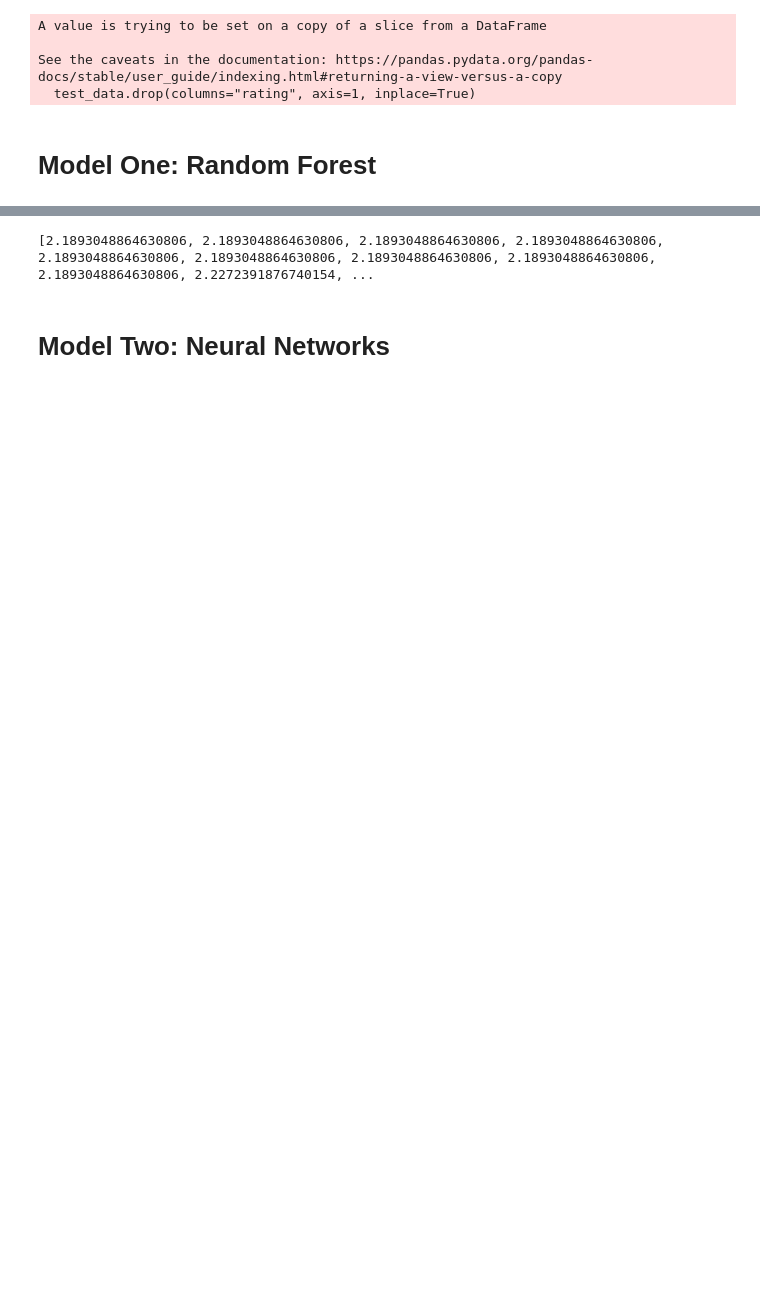
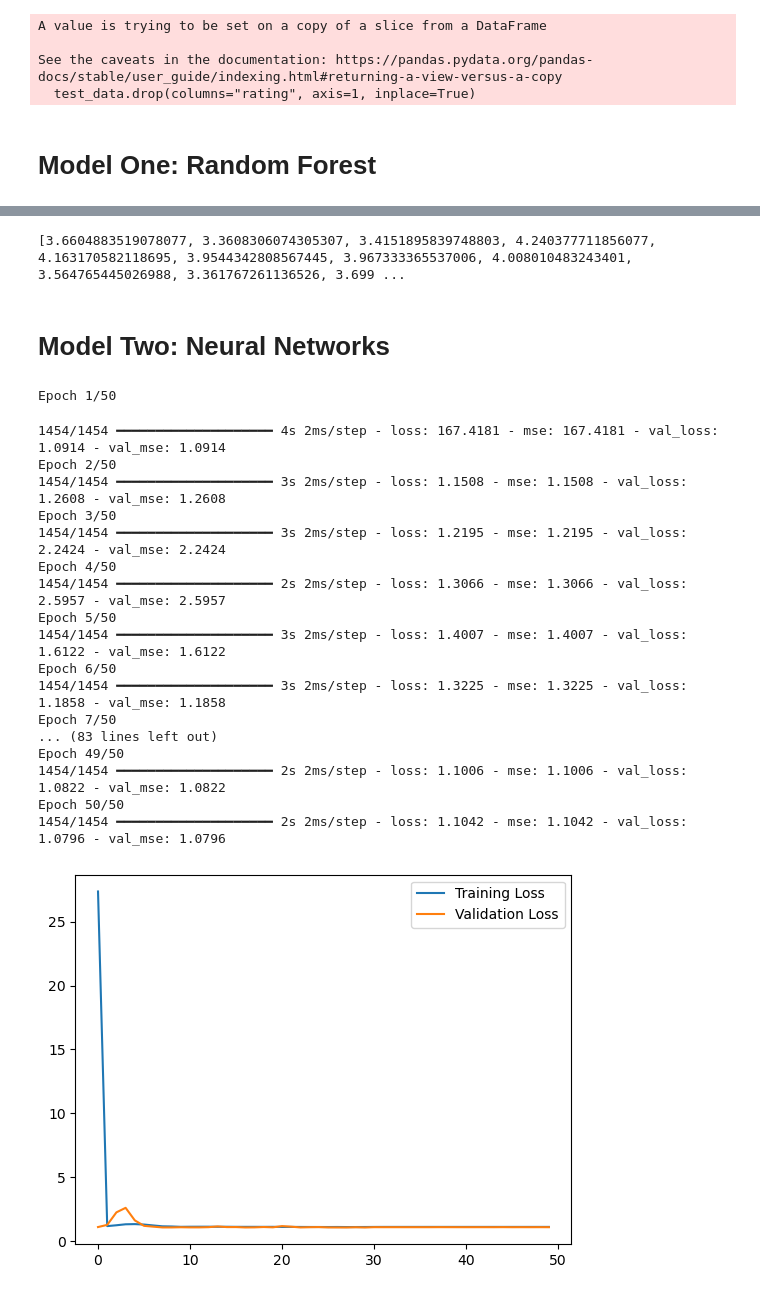
Before and after one commit to stephanieajah/6100finalproject, a Jupyter notebook: Movie ratings.ipynb, the cells around one changed output, grey strips where cells are left out. Drawn from its saved outputs; the diff is of its cells as text; code cells hidden in the pictures; blank space fills up the shorter version.

Commit message:
neural networks

```diff
--- a/Movie ratings.ipynb
+++ b/Movie ratings.ipynb
@@ -229,8 +232,57 @@ y_pred_test = model.predict(test_data)
 rounded_test_predictions = y_pred_test.tolist()
 
 # Print the final binary predictions
-print(sorted(rounded_test_predictions))
+print(rounded_test_predictions)
 # %% [output]
-[2.1893048864630806, 2.1893048864630806, 2.1893048864630806, 2.1893048864630806, 2.1893048864630806, 2.1893048864630806, 2.1893048864630806, 2.1893048864630806, 2.1893048864630806, 2.2272391876740154, ...
+[3.6604883519078077, 3.3608306074305307, 3.4151895839748803, 4.240377711856077, 4.163170582118695, 3.9544342808567445, 3.967333365537006, 4.008010483243401, 3.564765445026988, 3.361767261136526, 3.699 ...
 # %% [markdown]
 # Model Two: Neural Networks
+# %%
+# Create the single-layered neural network
+# model = Sequential([
+#     Dense(units=1, activation='linear', input_shape=(X_train.shape[1],))
+# ])
+
+model = Sequential([
+    Dense(units=64, activation='relu', input_shape=(X_train.shape[1],)),
+    Dense(units=16, activation='relu'),
+    Dense(units=32, activation='relu'),
+    Dense(units=1, activation='linear')  # Output layer
+])
+
+# Compile the model
+model.compile(optimizer='adam', loss='mean_squared_error', metrics=['mse'])
+
+# Train the model
+history = model.fit(X_train, y_train,  validation_data=(X_valid, y_valid), epochs=50, batch_size=50, verbose=1)
+
+plt.plot(history.history['loss'], label='Training Loss')
+plt.plot(history.history['val_loss'], label='Validation Loss')
+plt.legend()
+plt.show()
+
+#Predict on the training set
+y_train_pred = model.predict(X_train)
+
+# Make predictions
+y_val_pred = model.predict(X_valid)
+# %% [output]
+Epoch 1/50
+1454/1454 ━━━━━━━━━━━━━━━━━━━━ 4s 2ms/step - loss: 167.4181 - mse: 167.4181 - val_loss: 1.0914 - val_mse: 1.0914
+Epoch 2/50
+1454/1454 ━━━━━━━━━━━━━━━━━━━━ 3s 2ms/step - loss: 1.1508 - mse: 1.1508 - val_loss: 1.2608 - val_mse: 1.2608
+Epoch 3/50
+1454/1454 ━━━━━━━━━━━━━━━━━━━━ 3s 2ms/step - loss: 1.2195 - mse: 1.2195 - val_loss: 2.2424 - val_mse: 2.2424
+Epoch 4/50
+1454/1454 ━━━━━━━━━━━━━━━━━━━━ 2s 2ms/step - loss: 1.3066 - mse: 1.3066 - val_loss: 2.5957 - val_mse: 2.5957
+Epoch 5/50
+1454/1454 ━━━━━━━━━━━━━━━━━━━━ 3s 2ms/step - loss: 1.4007 - mse: 1.4007 - val_loss: 1.6122 - val_mse: 1.6122
+Epoch 6/50
+1454/1454 ━━━━━━━━━━━━━━━━━━━━ 3s 2ms/step - loss: 1.3225 - mse: 1.3225 - val_loss: 1.1858 - val_mse: 1.1858
+Epoch 7/50
+... (83 lines left out)
+Epoch 49/50
+1454/1454 ━━━━━━━━━━━━━━━━━━━━ 2s 2ms/step - loss: 1.1006 - mse: 1.1006 - val_loss: 1.0822 - val_mse: 1.0822
+Epoch 50/50
+1454/1454 ━━━━━━━━━━━━━━━━━━━━ 2s 2ms/step - loss: 1.1042 - mse: 1.1042 - val_loss: 1.0796 - val_mse: 1.0796
+[figure, added]
```
Also changed, not shown: parts of 6 cells of this notebook.
